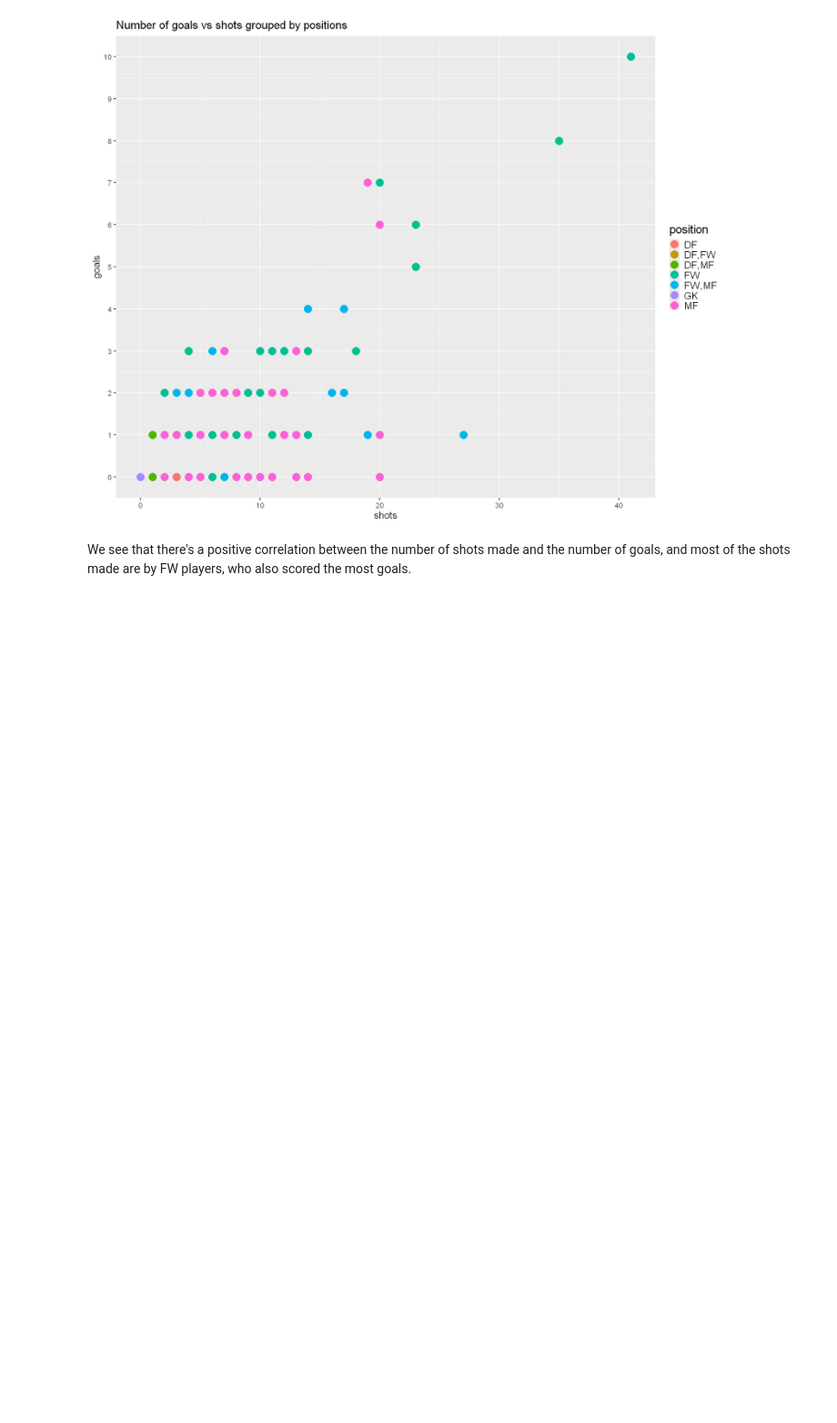
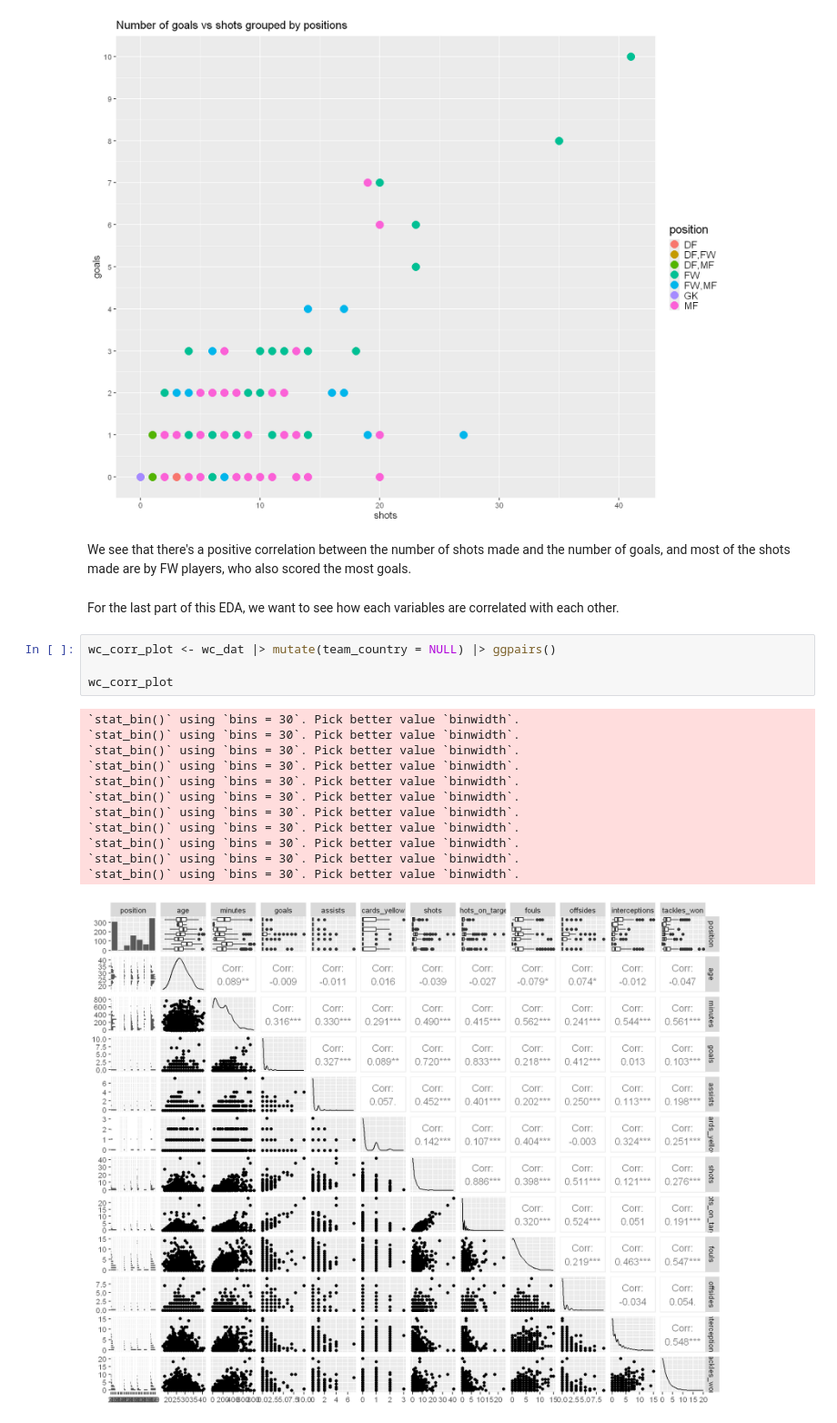
Before and after one commit to romansinkus/stat-301-project, a Jupyter notebook: Norman/EDA.ipynb, the cells around one changed output. Shown at 91% size. Drawn from its saved outputs; the diff is of its cells as text; blank space fills up the shorter version.

```diff
--- a/Norman/EDA.ipynb
+++ b/Norman/EDA.ipynb
@@ -149,3 +149,22 @@ goals_vs_shot_by_pos
 [figure]
 # %% [markdown]
 We see that there's a positive correlation between the number of shots made and the number of goals, and most of the shots made are by FW players, who also scored the most goals.
+# %% [markdown]
+For the last part of this EDA, we want to see how each variables are correlated with each other.
+# %%
+wc_corr_plot <- wc_dat |> mutate(team_country = NULL) |> ggpairs()
+
+wc_corr_plot
+# %% [output]
+`stat_bin()` using `bins = 30`. Pick better value `binwidth`.
+`stat_bin()` using `bins = 30`. Pick better value `binwidth`.
+`stat_bin()` using `bins = 30`. Pick better value `binwidth`.
+`stat_bin()` using `bins = 30`. Pick better value `binwidth`.
+`stat_bin()` using `bins = 30`. Pick better value `binwidth`.
+`stat_bin()` using `bins = 30`. Pick better value `binwidth`.
+`stat_bin()` using `bins = 30`. Pick better value `binwidth`.
+`stat_bin()` using `bins = 30`. Pick better value `binwidth`.
+`stat_bin()` using `bins = 30`. Pick better value `binwidth`.
+`stat_bin()` using `bins = 30`. Pick better value `binwidth`.
+`stat_bin()` using `bins = 30`. Pick better value `binwidth`.
+[figure, added]
```
